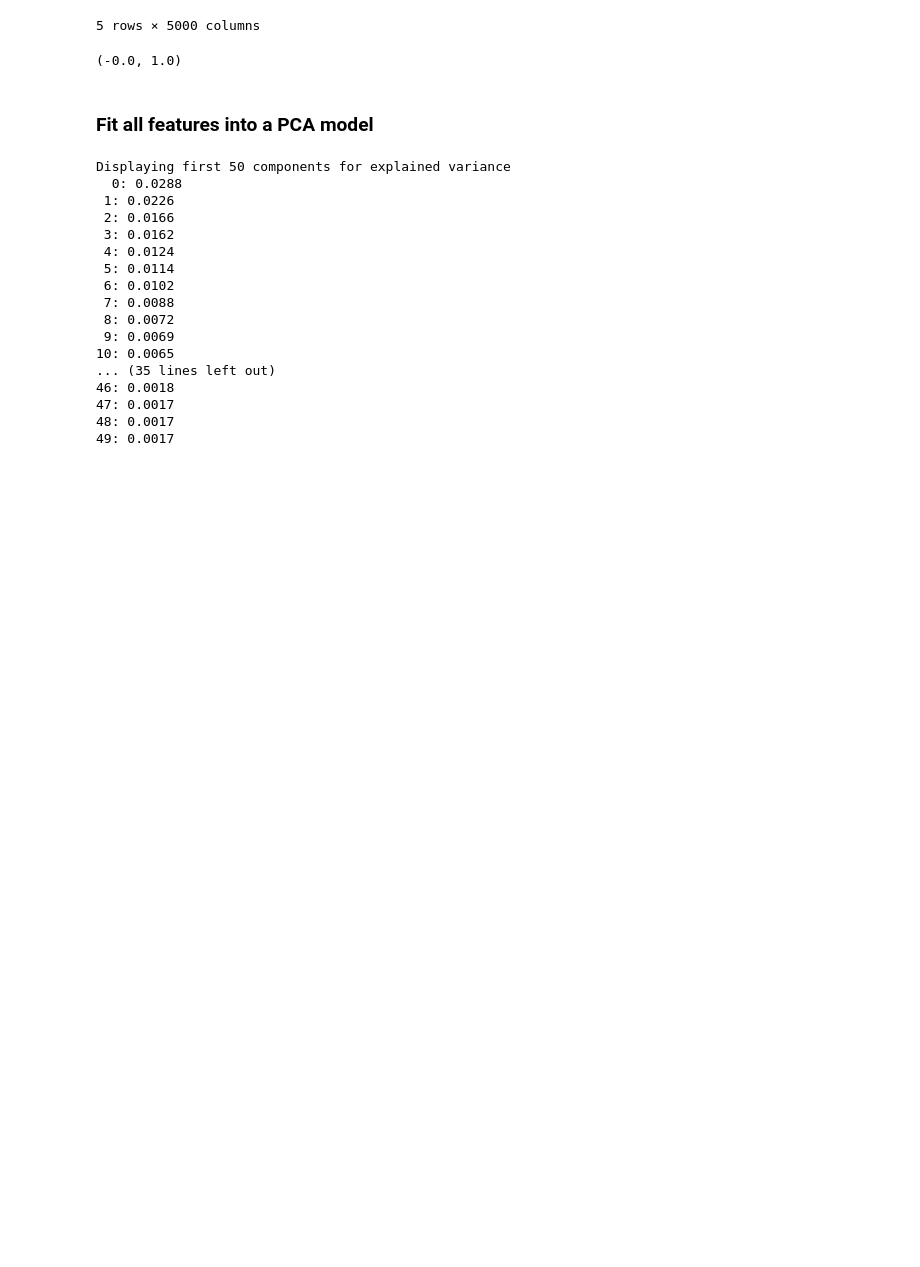
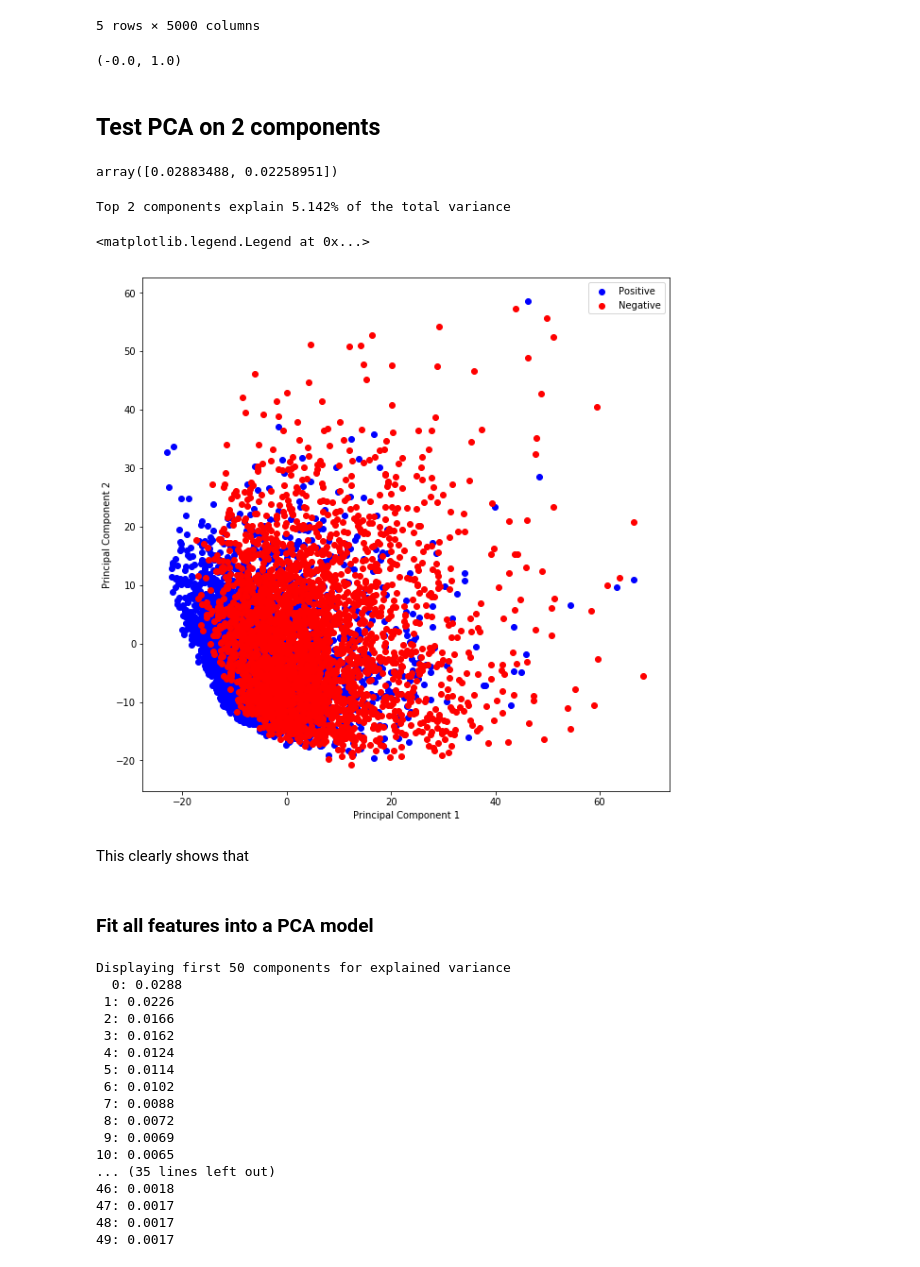
Before and after one commit to USF-CS-663-Spring-2020/lab-03-pca-ksonar, a Jupyter notebook: notebooks/PCA - Lab 03.ipynb, the cells around one changed output. Drawn from its saved outputs; the diff is of its cells as text; code cells hidden in the pictures; blank space fills up the shorter version.

```diff
--- a/notebooks/PCA - Lab 03.ipynb
+++ b/notebooks/PCA - Lab 03.ipynb
@@ -133,6 +133,40 @@ gisette_standard = StandardScaler().fit_transform(gisette)
 np.mean(gisette_standard).round(2), np.std(gisette_standard).round(2)
 # %% [output]
 (-0.0, 1.0)
+# %%
+labels = pd.read_csv('../../../Data/gisette_train.labels', header=None)
+labels = labels.apply(lambda x : x.replace(-1,'Negative').replace(1,'Positive')).loc[:,0]
+# %% [markdown]
+## Test PCA on 2 components
+# %%
+pca_gisette = PCA(n_components=2)
+pca_gisette_2 = pca_gisette.fit_transform(gisette_standard)
+
+pca_df = pd.DataFrame(pca_gisette_2, columns=['Component-1','Component-2'])
+# %%
+pca_gisette.explained_variance_ratio_
+# %% [output]
+array([0.02883488, 0.02258951])
+# %%
+print('Top 2 components explain {}% of the total variance'.format((sum(pca_gisette.explained_variance_ratio_)*100).round(3)))
+# %% [output]
+Top 2 components explain 5.142% of the total variance
+# %%
+plt.figure(figsize=(10,10))
+plt.xlabel('Principal Component 1')
+plt.ylabel('Principal Component 2')
+targets = ['Positive','Negative']
+colors = ['b','r']
+for target, color in zip(targets, colors):
+    index = labels == target
+
+    plt.scatter(pca_df.loc[index, 'Component-1'], pca_df.loc[index, 'Component-2'], c=color)
+plt.legend(targets)
+# %% [output]
+<matplotlib.legend.Legend at 0x...>
+[figure, added]
+# %% [markdown]
+This clearly shows that
 # %% [markdown]
 ### Fit all features into a PCA model
 # %%
```
